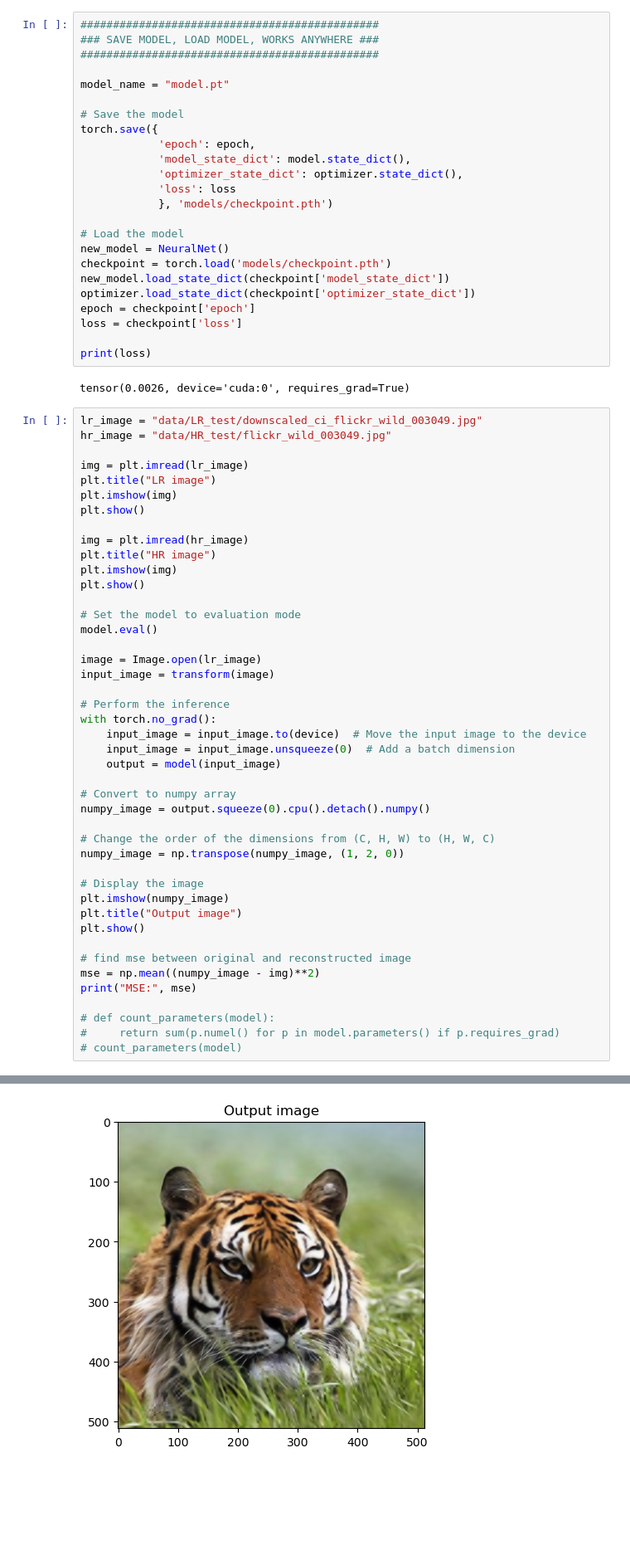
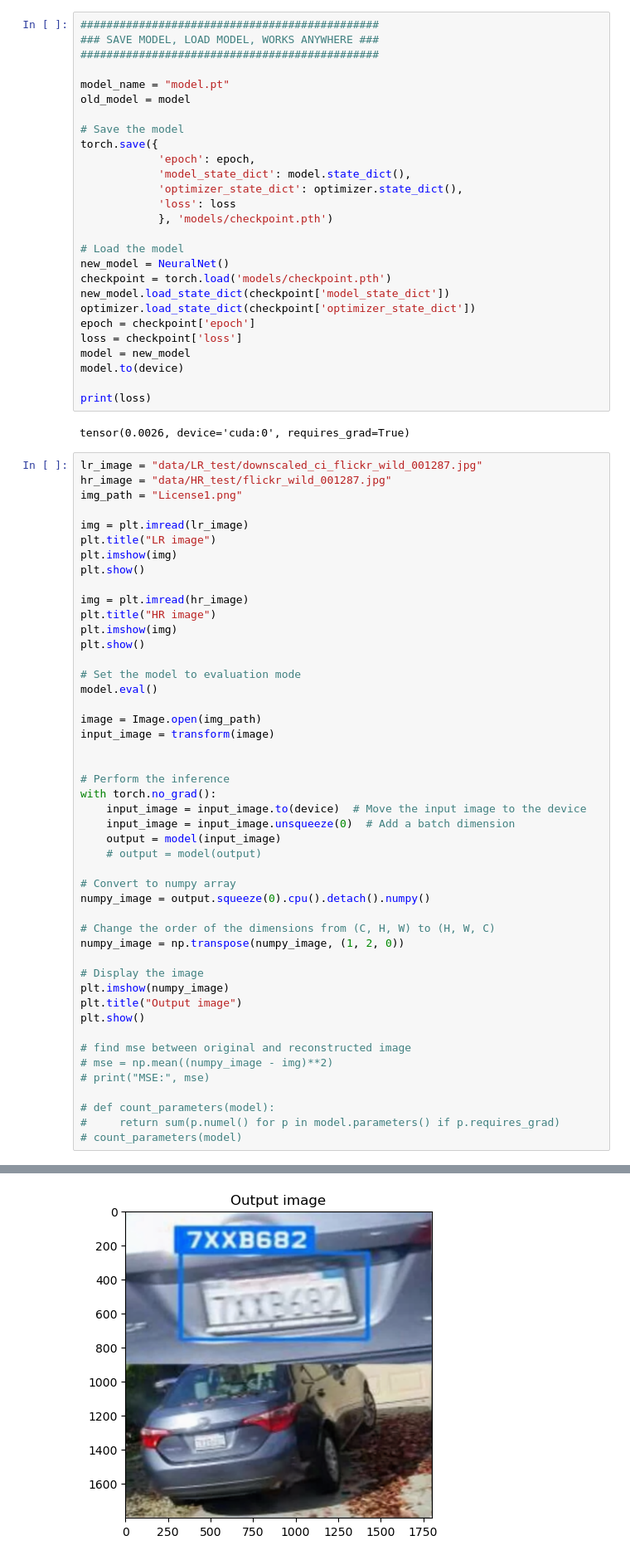
Before and after one commit to HR-Chaos/super-resolution, a Jupyter notebook: run_net.ipynb, the cells around one changed output, grey strips where cells are left out. Shown at 83% size. Cells and saved outputs as stored; diff of their text form; blank space fills up the shorter version.

```diff
--- a/run_net.ipynb
+++ b/run_net.ipynb
@@ -181,6 +181,7 @@ output_im.show()
 ##############################################
 
 model_name = "model.pt"
+old_model = model
 
 # Save the model
 torch.save({
@@ -197,13 +198,16 @@ new_model.load_state_dict(checkpoint['model_state_dict'])
 optimizer.load_state_dict(checkpoint['optimizer_state_dict'])
 epoch = checkpoint['epoch']
 loss = checkpoint['loss']
+model = new_model
+model.to(device)
 
 print(loss)
 # %% [output]
 tensor(0.0026, device='cuda:0', requires_grad=True)
 # %%
-lr_image = "data/LR_test/downscaled_ci_flickr_wild_003049.jpg"
-hr_image = "data/HR_test/flickr_wild_003049.jpg"
+lr_image = "data/LR_test/downscaled_ci_flickr_wild_001287.jpg"
+hr_image = "data/HR_test/flickr_wild_001287.jpg"
+img_path = "License1.png"
 
 img = plt.imread(lr_image)
 plt.title("LR image")
@@ -218,14 +222,16 @@ plt.show()
 # Set the model to evaluation mode
 model.eval()
 
-image = Image.open(lr_image)
+image = Image.open(img_path)
 input_image = transform(image)
+
 
 # Perform the inference
 with torch.no_grad():
     input_image = input_image.to(device)  # Move the input image to the device
     input_image = input_image.unsqueeze(0)  # Add a batch dimension
     output = model(input_image)
+    # output = model(output)
 
 # Convert to numpy array
 numpy_image = output.squeeze(0).cpu().detach().numpy()
@@ -239,8 +245,8 @@ plt.title("Output image")
 plt.show()
 
 # find mse between original and reconstructed image
-mse = np.mean((numpy_image - img)**2)
-print("MSE:", mse)
+# mse = np.mean((numpy_image - img)**2)
+# print("MSE:", mse)
 
 # def count_parameters(model):
 #     return sum(p.numel() for p in model.parameters() if p.requires_grad)
@@ -251 +257 @@ print("MSE:", mse)
-[figure, old version]
+[figure, new version]
```
Also changed, not shown: parts of 2 cells of this notebook, 3 other files.
